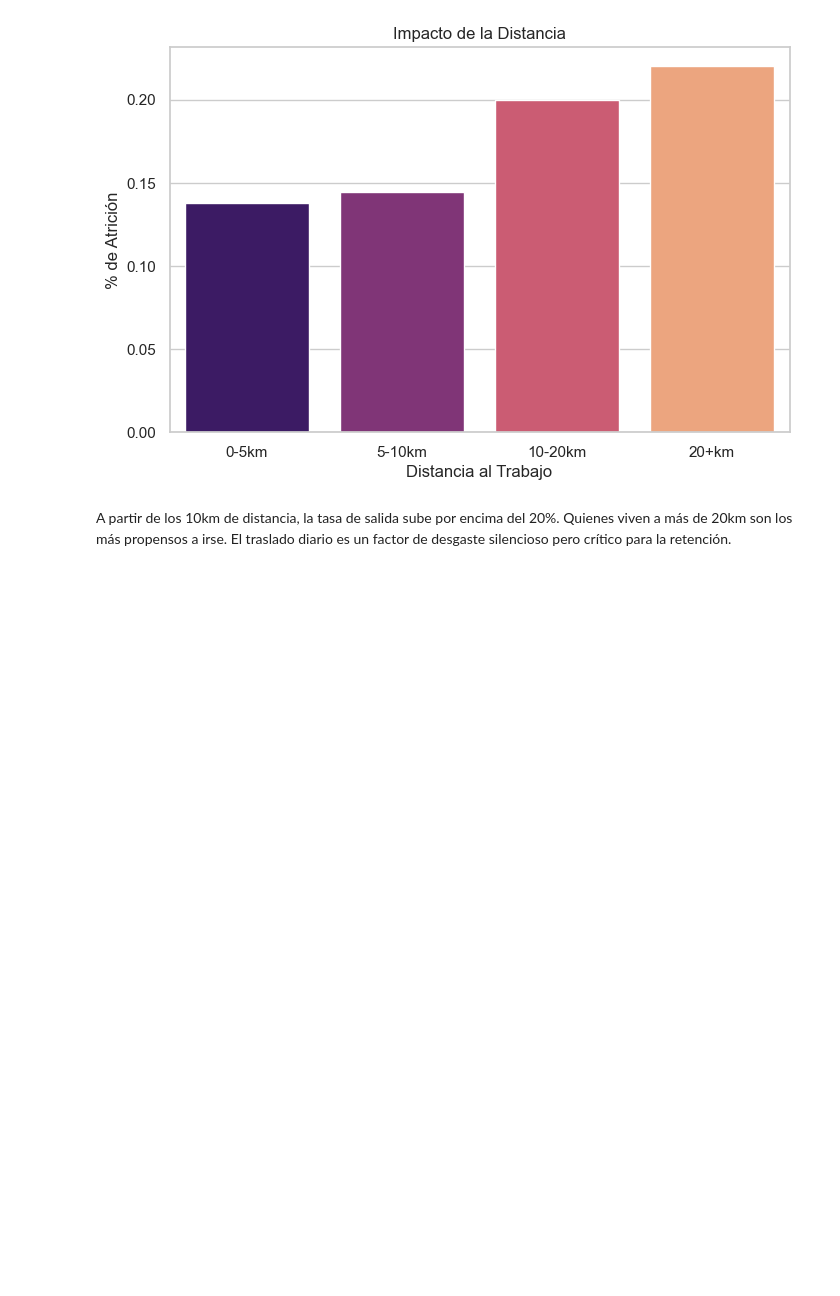
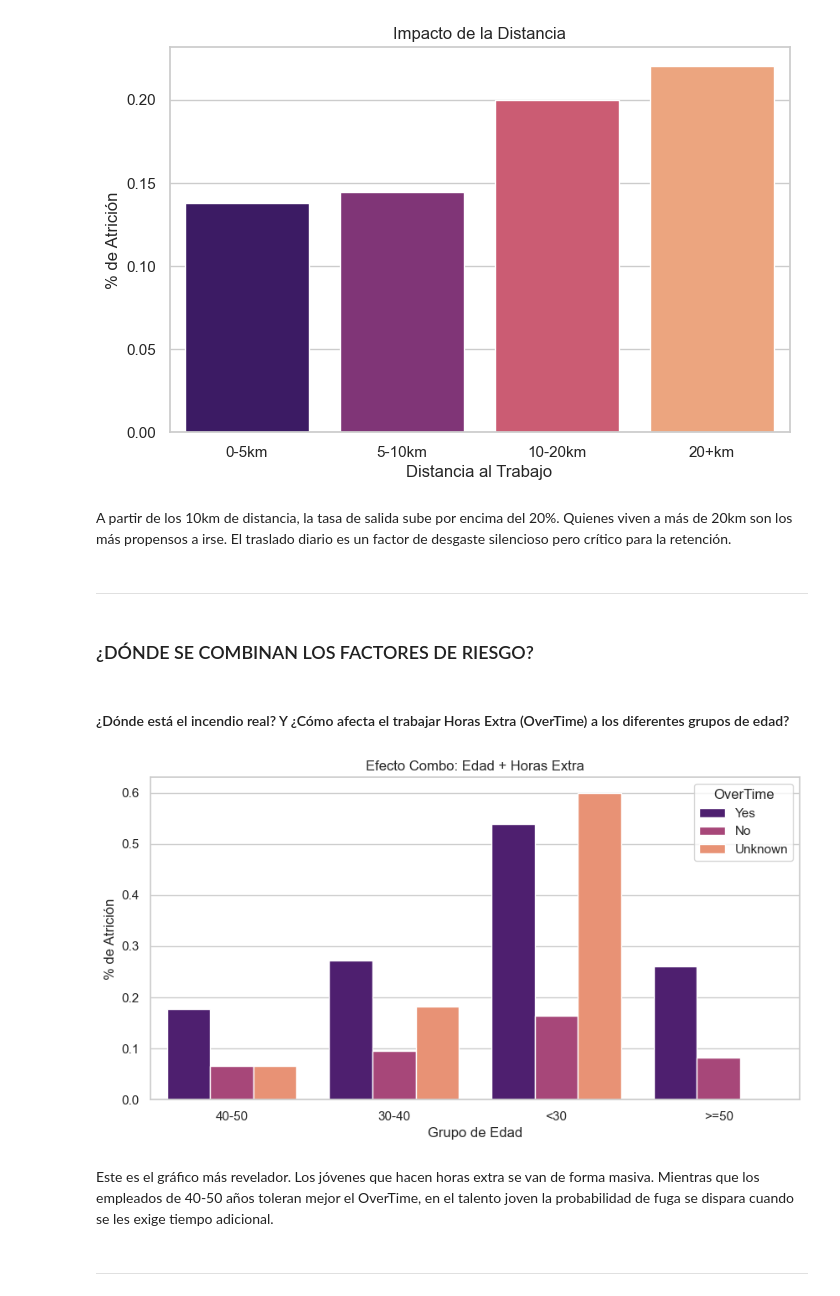
Before and after one commit to Ruthpsegovia/proyecto-da-promo-59-modulo-3-team-2, a Jupyter notebook: Visualizaciones/Visual_Storytelling.ipynb, the cells around one changed output. Cells and saved outputs as stored; diff of their text form; code cells hidden in the pictures; blank space fills up the shorter version.

```diff
--- a/Visualizaciones/Visual_Storytelling.ipynb
+++ b/Visualizaciones/Visual_Storytelling.ipynb
@@ -83,3 +85,22 @@ plt.show()
 [figure]
 # %% [markdown]
 A partir de los 10km de distancia, la tasa de salida sube por encima del 20%. Quienes viven a más de 20km son los más propensos a irse. El traslado diario es un factor de desgaste silencioso pero crítico para la retención.
+# %% [markdown]
+-----------------------
+# %% [markdown]
+### ¿DÓNDE SE COMBINAN LOS FACTORES DE RIESGO?
+# %% [markdown]
+#### ¿Dónde está el incendio real? Y ¿Cómo afecta el trabajar Horas Extra (OverTime) a los diferentes grupos de edad?
+# %%
+plt.figure(figsize=(10, 5))
+sns.barplot(data=df, x='AgeGroup', y='Attrition_flag', hue='OverTime', palette='magma', errorbar=None)
+plt.title('Efecto Combo: Edad + Horas Extra')
+plt.xlabel('Grupo de Edad')
+plt.ylabel('% de Atrición')
+plt.show()
+# %% [output]
+[figure, added]
+# %% [markdown]
+Este es el gráfico más revelador. Los jóvenes que hacen horas extra se van de forma masiva. Mientras que los empleados de 40-50 años toleran mejor el OverTime, en el talento joven la probabilidad de fuga se dispara cuando se les exige tiempo adicional.
+# %% [markdown]
+----------------
```
Also changed, not shown: parts of 1 cell of this notebook.
